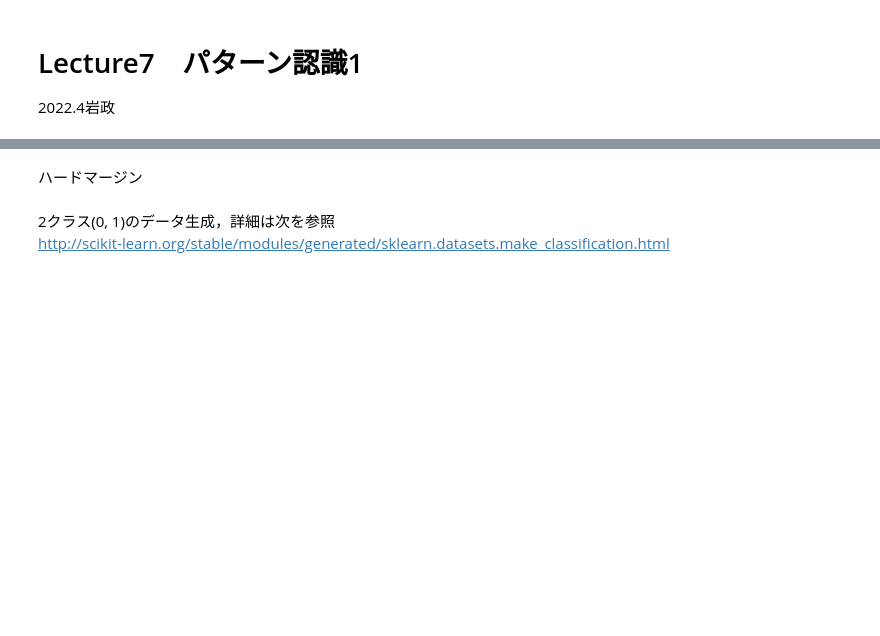
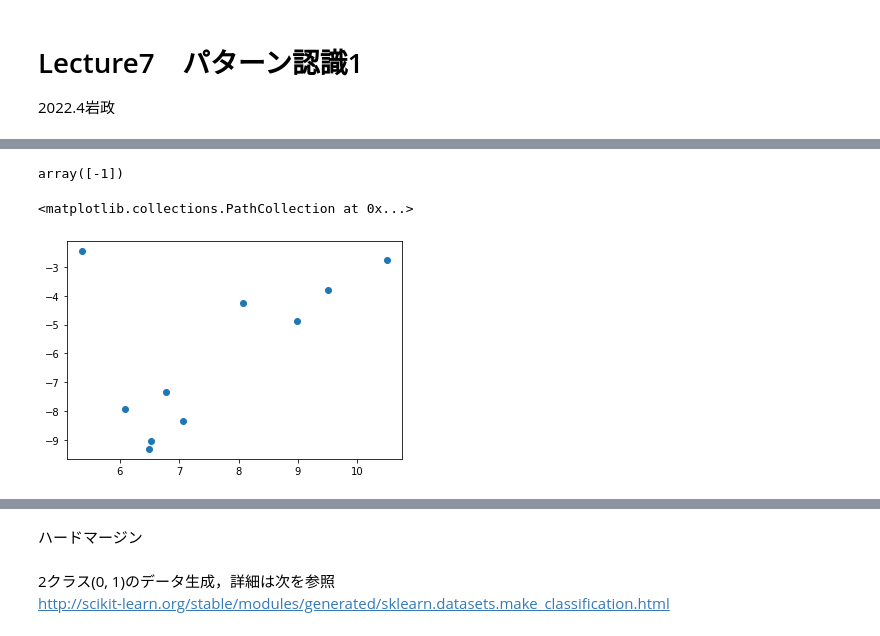
Before and after one commit to miwamasa/DataScience2022, a Jupyter notebook: notebooks/lecture7.ipynb, the cells around one changed output, grey strips where cells are left out. Cells and saved outputs as stored; diff of their text form; code cells hidden in the pictures; blank space fills up the shorter version.

```diff
--- a/notebooks/lecture7.ipynb
+++ b/notebooks/lecture7.ipynb
@@ -5,0 +54,9 @@
+# %%
+clf.predict([[10,-3]])
+# %% [output]
+array([-1])
+# %%
+plt.scatter(X[:,0],X[:,1])
+# %% [output]
+<matplotlib.collections.PathCollection at 0x...>
+[figure, added]
```
Also changed, not shown: parts of 5 cells of this notebook.
